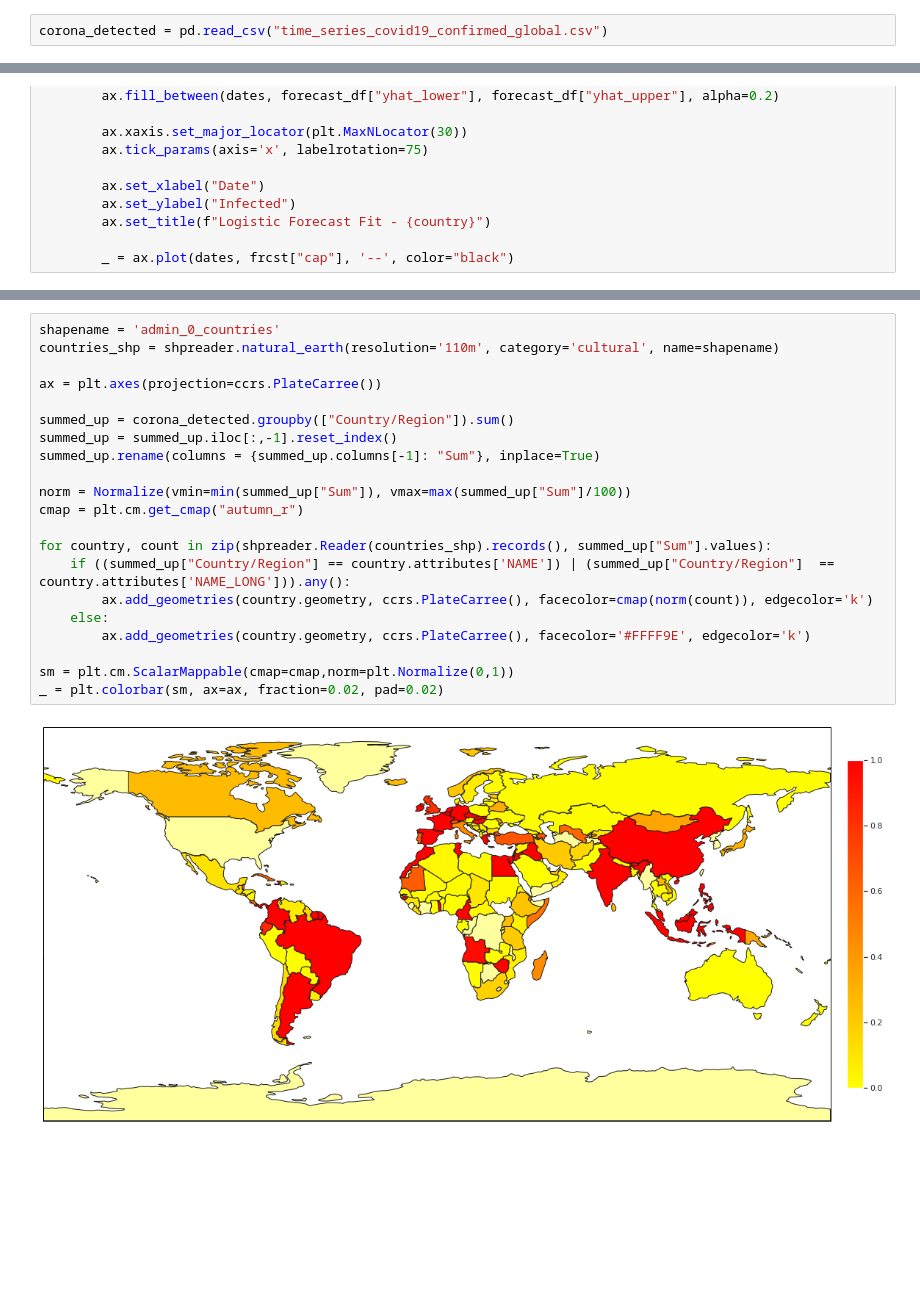
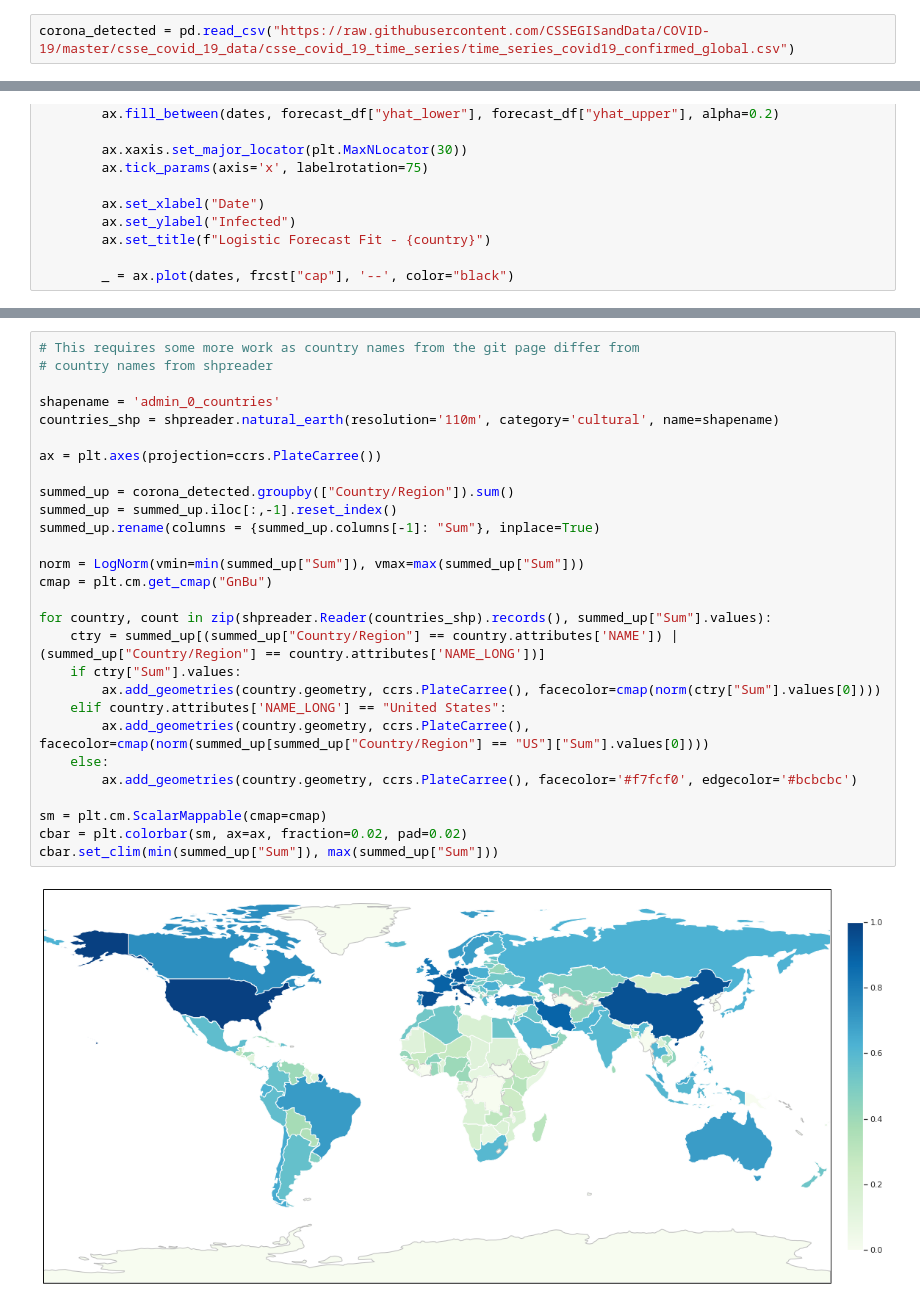
Before and after one commit to SushantGahlot/covid_19, a Jupyter notebook: covid_19.ipynb, the cells around one changed output, grey strips where cells are left out. Cells and saved outputs as stored; diff of their text form; blank space fills up the shorter version.

Commit message:
Direct download of data to dataframe, map bug fixes

```diff
--- a/covid_19.ipynb
+++ b/covid_19.ipynb
@@ -37,7 +37,7 @@ sns.set(color_codes=True)
 plt.rcParams['figure.figsize'] = (20,11)
 countries = ["China", "India", "Australia", "Italy", "US"]
 # %%
-corona_detected = pd.read_csv("time_series_covid19_confirmed_global.csv")
+corona_detected = pd.read_csv("https://raw.githubusercontent.com/CSSEGISandData/COVID-19/master/csse_covid_19_data/csse_covid_19_time_series/time_series_covid19_confirmed_global.csv")
 # %%
 corona_df = pd.DataFrame()
 # Set all dates as the index of the dataframe
@@ -446,26 +446,33 @@ fit_country("US", 150000)
 # %%
+# This requires some more work as country names from the git page differ from
+# country names from shpreader
+
 shapename = 'admin_0_countries'
 countries_shp = shpreader.natural_earth(resolution='110m', category='cultural', name=shapename)
 
 ax = plt.axes(projection=ccrs.PlateCarree())
 
 summed_up = corona_detected.groupby(["Country/Region"]).sum()
 summed_up = summed_up.iloc[:,-1].reset_index()
 summed_up.rename(columns = {summed_up.columns[-1]: "Sum"}, inplace=True)
 
-norm = Normalize(vmin=min(summed_up["Sum"]), vmax=max(summed_up["Sum"]/100))
-cmap = plt.cm.get_cmap("autumn_r")
+norm = LogNorm(vmin=min(summed_up["Sum"]), vmax=max(summed_up["Sum"]))
+cmap = plt.cm.get_cmap("GnBu")
 
 for country, count in zip(shpreader.Reader(countries_shp).records(), summed_up["Sum"].values):
-    if ((summed_up["Country/Region"] == country.attributes['NAME']) | (summed_up["Country/Region"]  == country.attributes['NAME_LONG'])).any():
-        ax.add_geometries(country.geometry, ccrs.PlateCarree(), facecolor=cmap(norm(count)), edgecolor='k')
+    ctry = summed_up[(summed_up["Country/Region"] == country.attributes['NAME']) | (summed_up["Country/Region"] == country.attributes['NAME_LONG'])]
+    if ctry["Sum"].values:
+        ax.add_geometries(country.geometry, ccrs.PlateCarree(), facecolor=cmap(norm(ctry["Sum"].values[0])))
+    elif country.attributes['NAME_LONG'] == "United States":
+        ax.add_geometries(country.geometry, ccrs.PlateCarree(), facecolor=cmap(norm(summed_up[summed_up["Country/Region"] == "US"]["Sum"].values[0])))
     else:
-        ax.add_geometries(country.geometry, ccrs.PlateCarree(), facecolor='#FFFF9E', edgecolor='k')
+        ax.add_geometries(country.geometry, ccrs.PlateCarree(), facecolor='#f7fcf0', edgecolor='#bcbcbc')
 
-sm = plt.cm.ScalarMappable(cmap=cmap,norm=plt.Normalize(0,1))
-_ = plt.colorbar(sm, ax=ax, fraction=0.02, pad=0.02)
+sm = plt.cm.ScalarMappable(cmap=cmap)
+cbar = plt.colorbar(sm, ax=ax, fraction=0.02, pad=0.02)
+cbar.set_clim(min(summed_up["Sum"]), max(summed_up["Sum"]))
 # %% [output]
-[figure, old version]
+[figure, new version]
 # %% [markdown]
 ___
 #### References -
```
Also changed, not shown: parts of 9 cells of this notebook.
